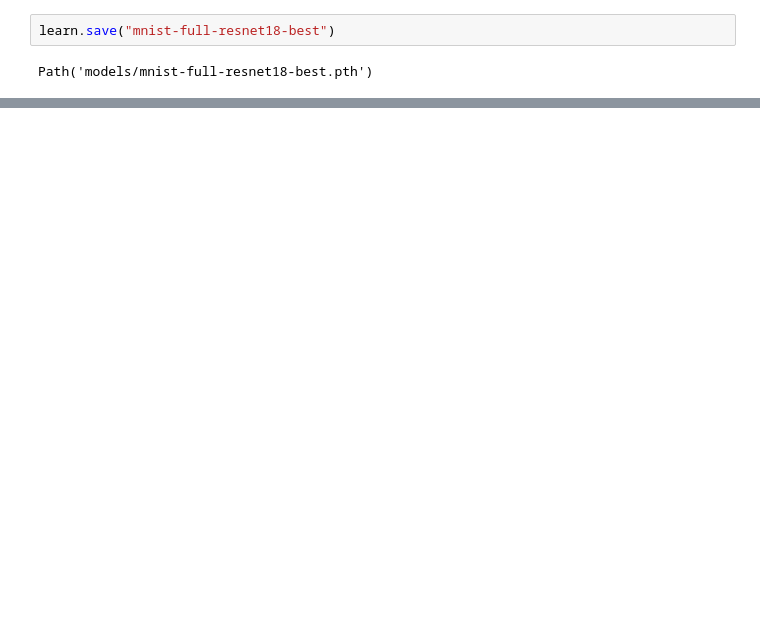
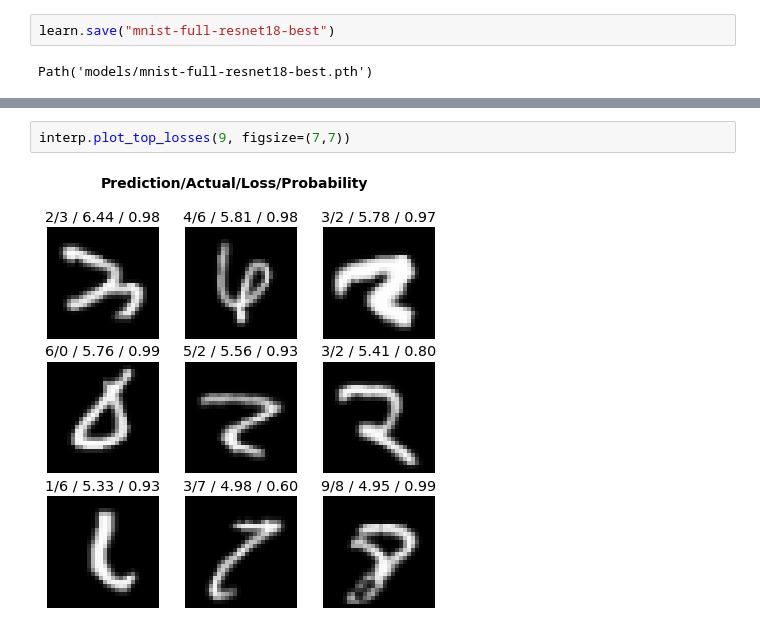
Before and after one commit to rkishore/fastai2020-coursev4, a Jupyter notebook: nbs/04_mnist_full_with_cross_entropy_loss.ipynb, the cells around one changed output, grey strips where cells are left out. Saved outputs shown, nothing was run; the diff lists cells and outputs as text; blank space fills up the shorter version.

```diff
--- a/nbs/04_mnist_full_with_cross_entropy_loss.ipynb
+++ b/nbs/04_mnist_full_with_cross_entropy_loss.ipynb
@@ -440,0 +449,4 @@ AssertionError: ==:
+# %%
+interp.plot_top_losses(9, figsize=(7,7))
+# %% [output]
+[figure, added]
```
Also changed, not shown: parts of 18 cells of this notebook.
